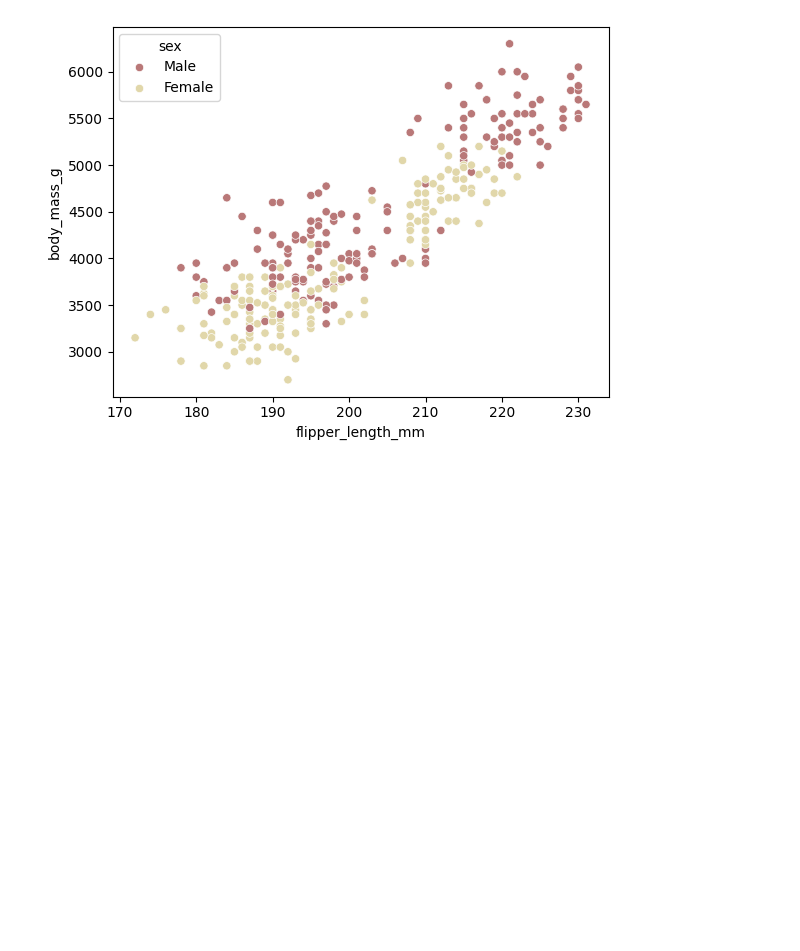
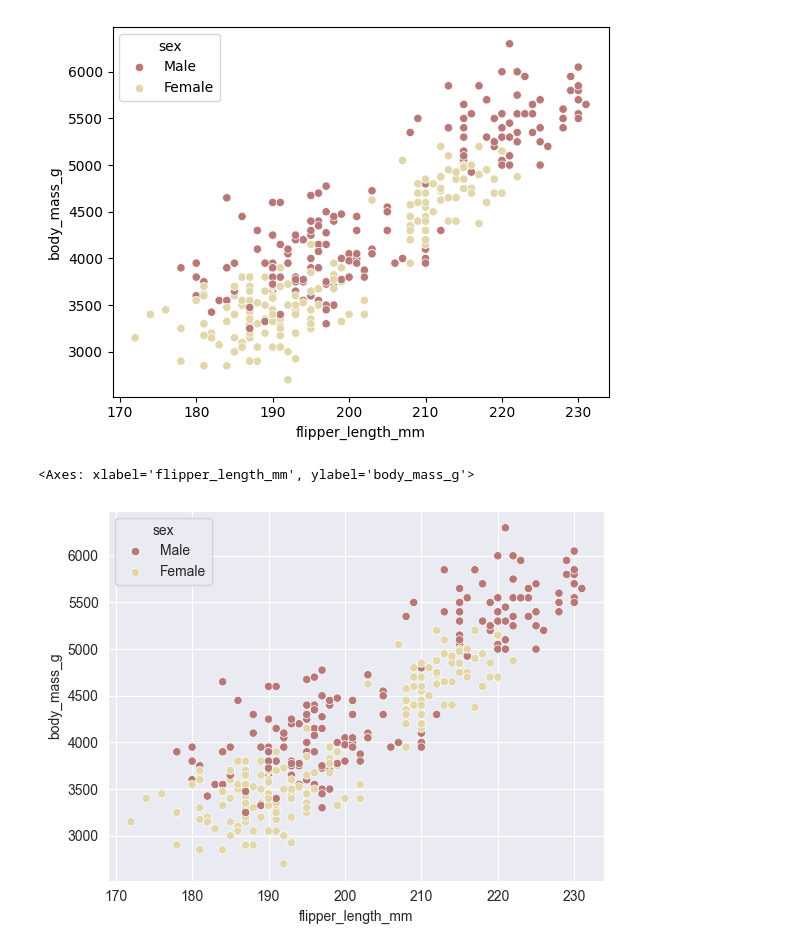
Before and after one commit to shakshi-gandhi/Python-practice, a Jupyter notebook: Seaborn_practice.ipynb, the cells around one changed output. Saved outputs shown, nothing was run; the diff lists cells and outputs as text; code cells hidden in the pictures; blank space fills up the shorter version.

```diff
--- a/Seaborn_practice.ipynb
+++ b/Seaborn_practice.ipynb
@@ -72,3 +72,9 @@ sns.scatterplot(data = penguins_df, x = 'flipper_length_mm', y = 'body_mass_g',
 # %% [output]
 <Axes: xlabel='flipper_length_mm', ylabel='body_mass_g'>
 [figure]
+# %%
+sns.set_style('darkgrid') # darkgrid, whitegrid, white, dark, ticks
+sns.scatterplot(data = penguins_df, x = 'flipper_length_mm', y = 'body_mass_g', hue = 'sex', palette= 'pink')
+# %% [output]
+<Axes: xlabel='flipper_length_mm', ylabel='body_mass_g'>
+[figure, added]
```
Also changed, not shown: parts of 11 cells of this notebook.
